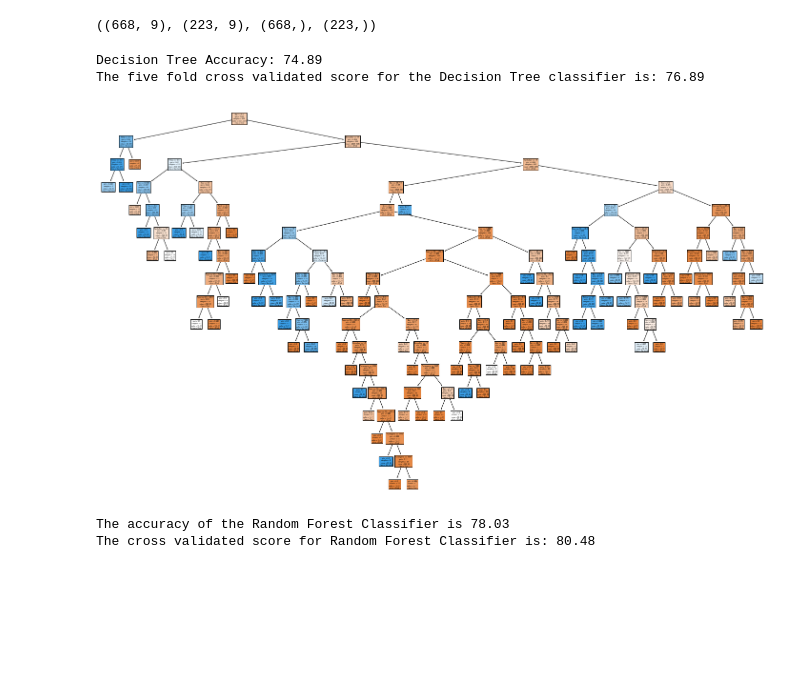
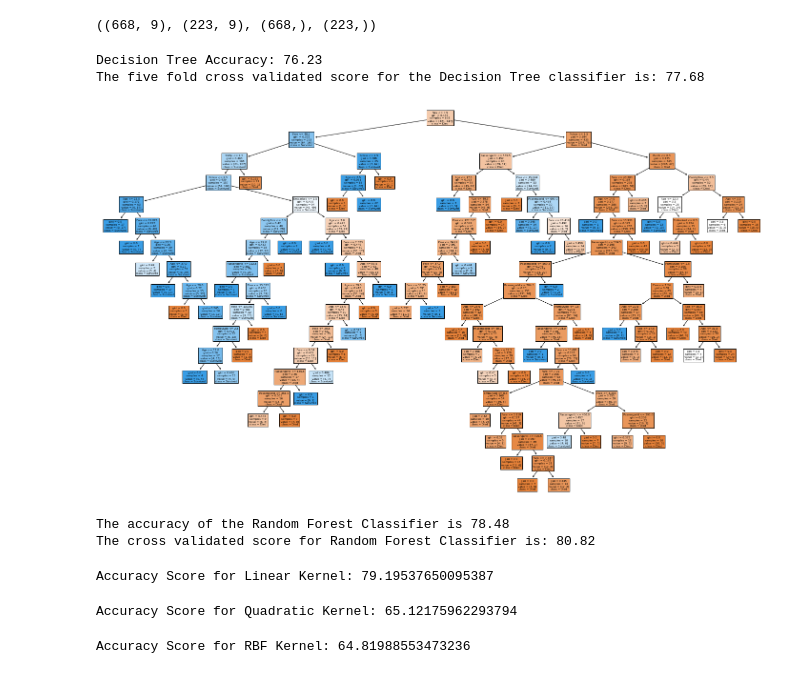
Before and after one commit to vikramrajeevreddy/Machine_Learning_HW, a Jupyter notebook: HW2.ipynb, the cells around one changed output. Cells and saved outputs as stored; diff of their text form; code cells hidden in the pictures; blank space fills up the shorter version.

```diff
--- a/HW2.ipynb
+++ b/HW2.ipynb
@@ -138,8 +154,3 @@ train_df.head(889)
-# %%
-#Dropping Unnecessary Columns
-drop_elements = ['Name', 'Ticket', 'Cabin']
-train_df = train_df.drop(drop_elements, axis = 1)
-test_df  = test_df.drop(drop_elements, axis = 1)
 # %%
 f = train_df.drop("Survived", axis=1)
 t = train_df["Survived"]
@@ -151,28 +162,28 @@ X_train.shape, X_test.shape, y_train.shape, y_test.shape
 # %%
 from sklearn.tree import DecisionTreeClassifier
 from sklearn import tree
 
-model = DecisionTreeClassifier(criterion='gini', min_samples_split=15,min_samples_leaf=1,max_features='auto')
+model = DecisionTreeClassifier(criterion='gini', min_samples_split=15,min_samples_leaf=1,max_features=5)
 t1 = model.fit(X_train,y_train)
 
 prediction_tree = model.predict(X_test)
 print('Decision Tree Accuracy:',round(accuracy_score(prediction_tree,y_test)*100,2))
 
-kfold = KFold(n_splits=5, random_state=1)
+kfold = KFold(n_splits=5, random_state= 1)
 result_tree = cross_val_score(model,f,t,cv=5,scoring='accuracy')
 
 print('The five fold cross validated score for the Decision Tree classifier is:',round(result_tree.mean()*100,2))
 
 fig = plt.figure(figsize=(25,15))
 plot = tree.plot_tree(
     model,
     feature_names = list(train_df.drop(['Survived'], axis=1)),
     class_names = ['Died', 'Survived'],
     filled=True)
 # %% [output]
-Decision Tree Accuracy: 74.89
-The five fold cross validated score for the Decision Tree classifier is: 76.89
+Decision Tree Accuracy: 76.23
+The five fold cross validated score for the Decision Tree classifier is: 77.68
-[figure, old version]
+[figure, new version]
 # %%
 model = RandomForestClassifier(
     criterion='gini',
@@ -191,5 +202,28 @@ result_rm=cross_val_score(model,f,t,cv=5,scoring='accuracy')
 print('The cross validated score for Random Forest Classifier is:',round(result_rm.mean()*100,2))
 y_pred = cross_val_predict(model,f,t,cv=5)
 # %% [output]
-The accuracy of the Random Forest Classifier is 78.03
-The cross validated score for Random Forest Classifier is: 80.48
+The accuracy of the Random Forest Classifier is 78.48
+The cross validated score for Random Forest Classifier is: 80.82
+# %%
+clf = svm.SVC(kernel='linear')    # create the new kernel
+clf.fit(X_train, y_train.ravel());
+accuracy_score = cross_val_score(clf, X_train, y_train.ravel(), cv=5, scoring='accuracy').mean()
+print("Accuracy Score for Linear Kernel:", accuracy_score*100)
+# %% [output]
+Accuracy Score for Linear Kernel: 79.19537650095387
+# %%
+clf = svm.SVC(kernel='poly', degree=2)
+clf.fit(X_train, y_train.ravel());
+accuracy_score = cross_val_score(clf, X_train, y_train.ravel(), cv=5, scoring='accuracy').mean()
+print("Accuracy Score for Quadratic Kernel:", accuracy_score*100)
+# %% [output]
+Accuracy Score for Quadratic Kernel: 65.12175962293794
+# %%
+clf = svm.SVC(kernel='rbf')
+clf.fit(X_train, y_train.ravel());
+
+# Calculate the accuracy using cross-validation.
+accuracy_score = cross_val_score(clf, X_train, y_train.ravel(), cv=5, scoring='accuracy').mean()
+print("Accuracy Score for RBF Kernel:", accuracy_score*100)
+# %% [output]
+Accuracy Score for RBF Kernel: 64.81988553473236
```
Also changed, not shown: parts of 4 cells of this notebook.
